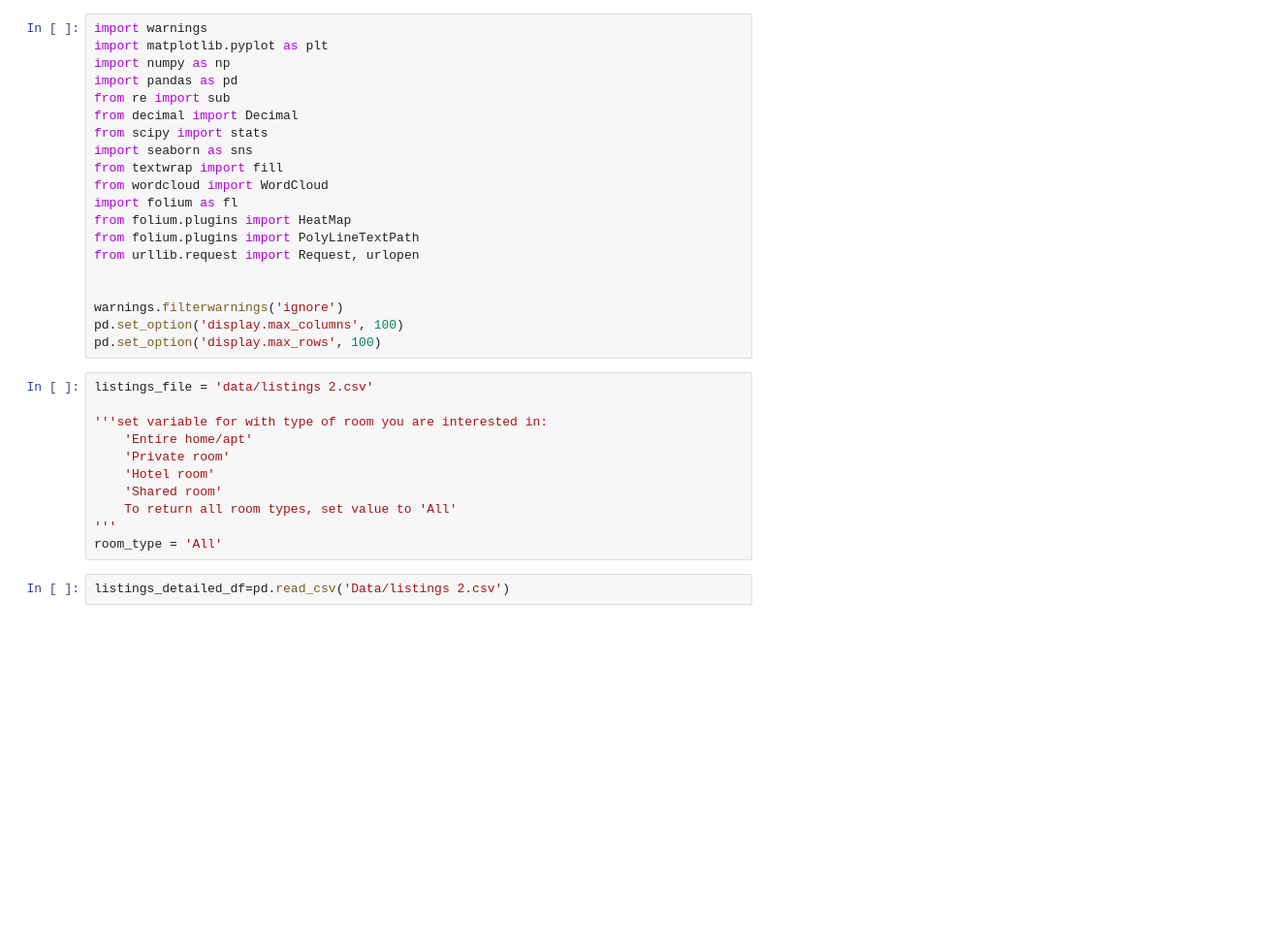
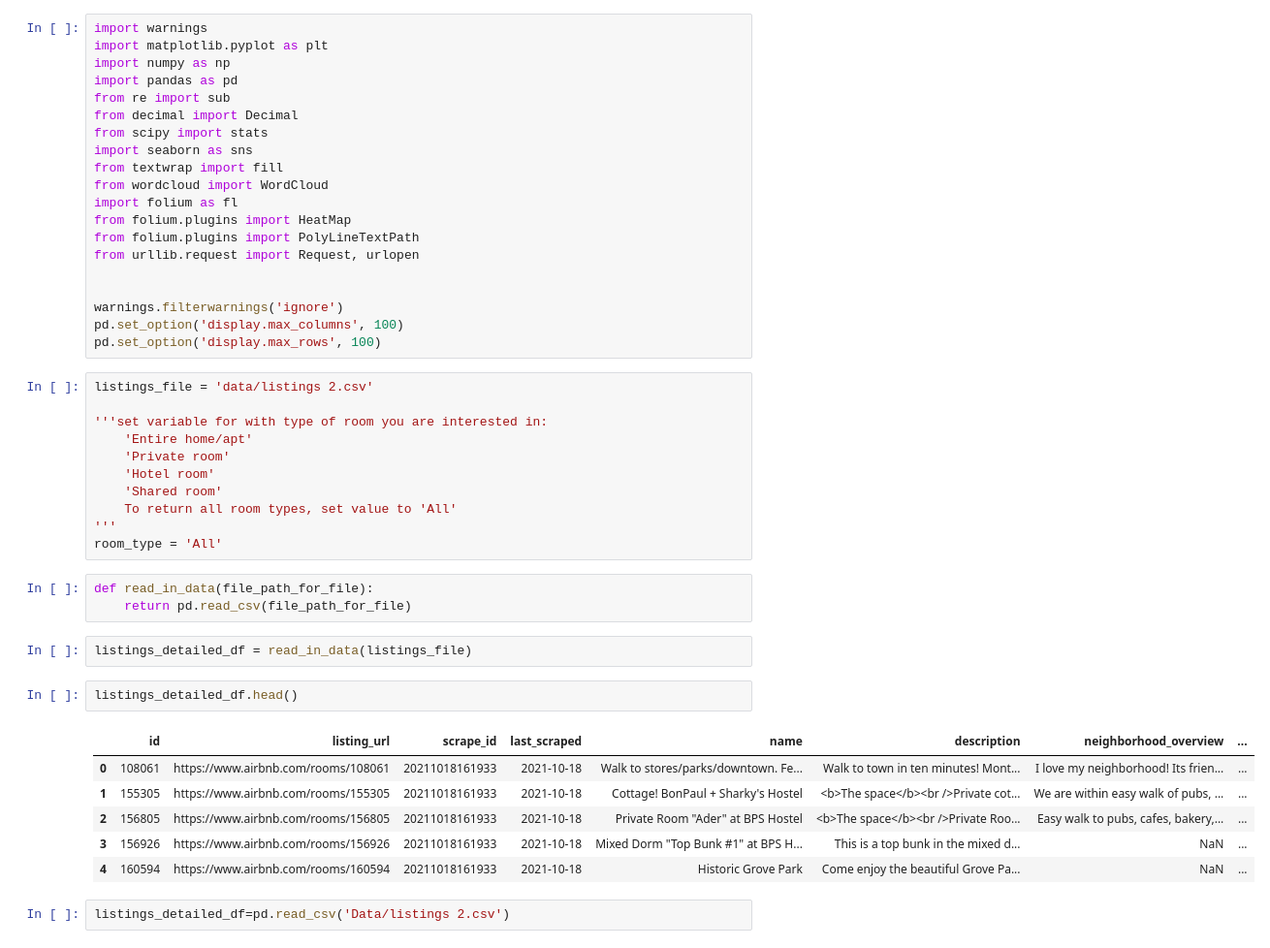
Before and after one commit to JoVasquez84/AirBnB-Asheville-Statistics, a Jupyter notebook: repos/MidTerm Project/Untitled.ipynb, the cells around one changed output. Shown: that part at 97% size. Cells and saved outputs as stored; diff of their text form; blank space fills up the shorter version.

```diff
--- a/repos/MidTerm Project/Untitled.ipynb
+++ b/repos/MidTerm Project/Untitled.ipynb
@@ -29,6 +29,20 @@ listings_file = 'data/listings 2.csv'
     To return all room types, set value to 'All'
 '''
 room_type = 'All'
+# %%
+def read_in_data(file_path_for_file):
+    return pd.read_csv(file_path_for_file)
+# %%
+listings_detailed_df = read_in_data(listings_file)
+# %%
+listings_detailed_df.head()
+# %% [output]
+|  | id | listing_url | scrape_id | last_scraped | name | description | neighborhood_overview | ... |
+| 0 | 108061 | https://www.airbnb.com/rooms/108061 | 20211018161933 | 2021-10-18 | Walk to stores/parks/downtown. Fe... | Walk to town in ten minutes! Mont... | I love my neighborhood! Its frien... | ... |
+| 1 | 155305 | https://www.airbnb.com/rooms/155305 | 20211018161933 | 2021-10-18 | Cottage! BonPaul + Sharky's Hostel | <b>The space</b><br />Private cot... | We are within easy walk of pubs, ... | ... |
+| 2 | 156805 | https://www.airbnb.com/rooms/156805 | 20211018161933 | 2021-10-18 | Private Room "Ader" at BPS Hostel | <b>The space</b><br />Private Roo... | Easy walk to pubs, cafes, bakery,... | ... |
+| 3 | 156926 | https://www.airbnb.com/rooms/156926 | 20211018161933 | 2021-10-18 | Mixed Dorm "Top Bunk #1" at BPS H... | This is a top bunk in the mixed d... | NaN | ... |
+| 4 | 160594 | https://www.airbnb.com/rooms/160594 | 20211018161933 | 2021-10-18 | Historic Grove Park | Come enjoy the beautiful Grove Pa... | NaN | ... |
 # %%
 listings_detailed_df=pd.read_csv('Data/listings 2.csv')
 # %%
```
Also changed, not shown: 12 other files.
